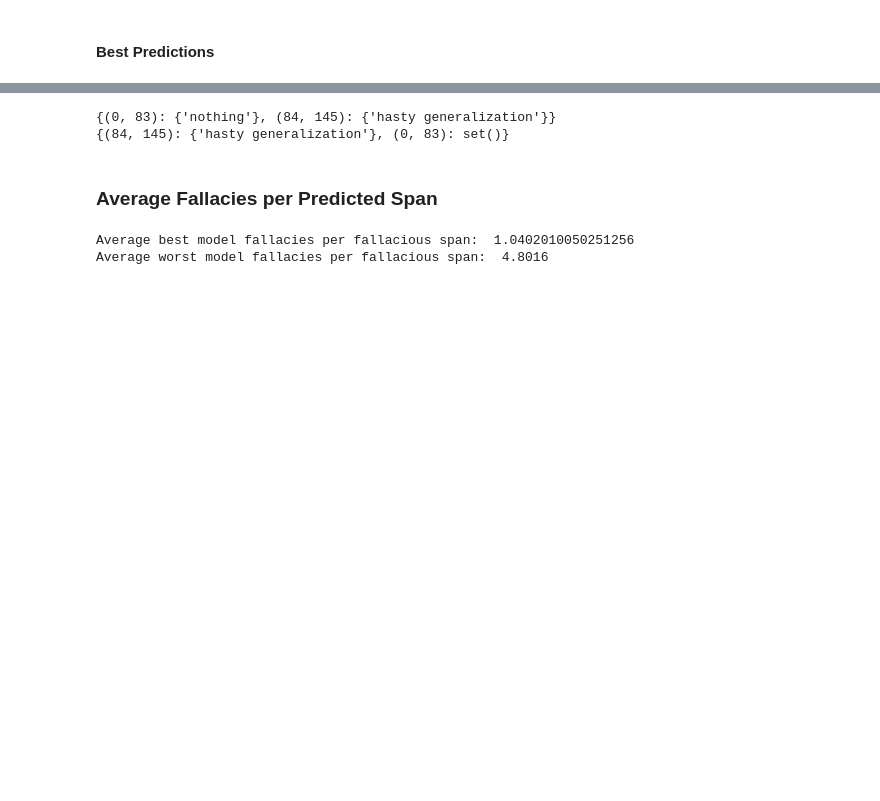
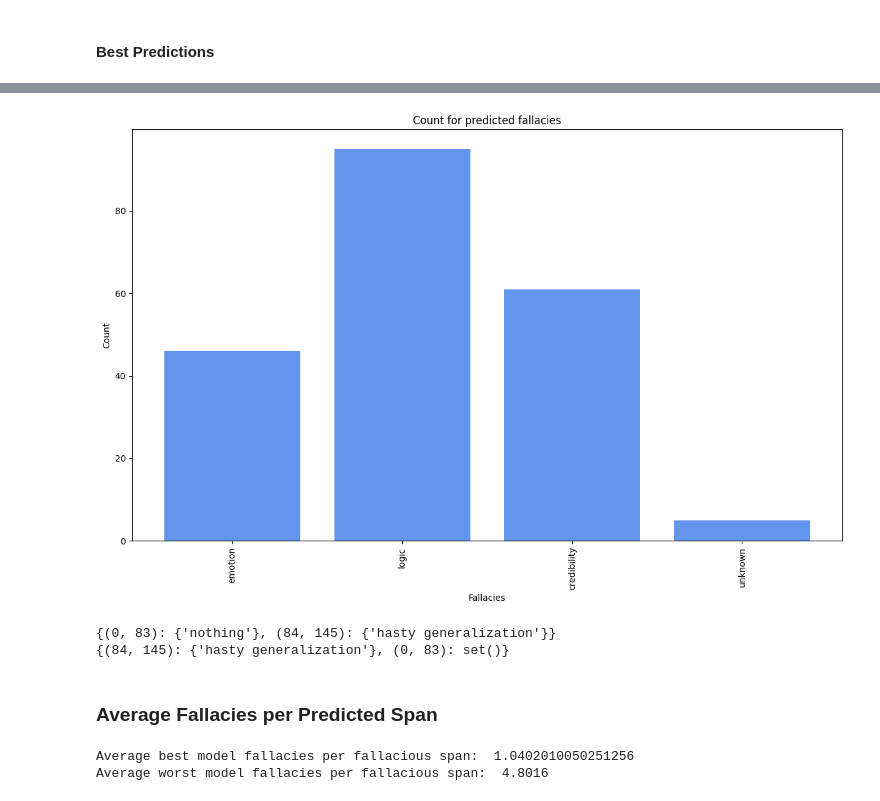
Before and after one commit to ChadiHelwe/MAFALDA, a Jupyter notebook: error_analysis.ipynb, the cells around one changed output, grey strips where cells are left out. Cells and saved outputs as stored; diff of their text form; code cells hidden in the pictures; blank space fills up the shorter version.

```diff
--- a/error_analysis.ipynb
+++ b/error_analysis.ipynb
@@ -160,3 +185,7 @@ plot_bar_labels_count(best_pred_labels_count)
+# %%
+plot_bar_labels_count(transform_level_2_to_level_1(best_pred_labels_count))
+# %% [output]
+[figure, added]
 # %%
 print(all_dict_best_pred_spans[1])
 print(all_dict_gold_spans[1])
```
Also changed, not shown: parts of 21 cells of this notebook, 2 other files.
